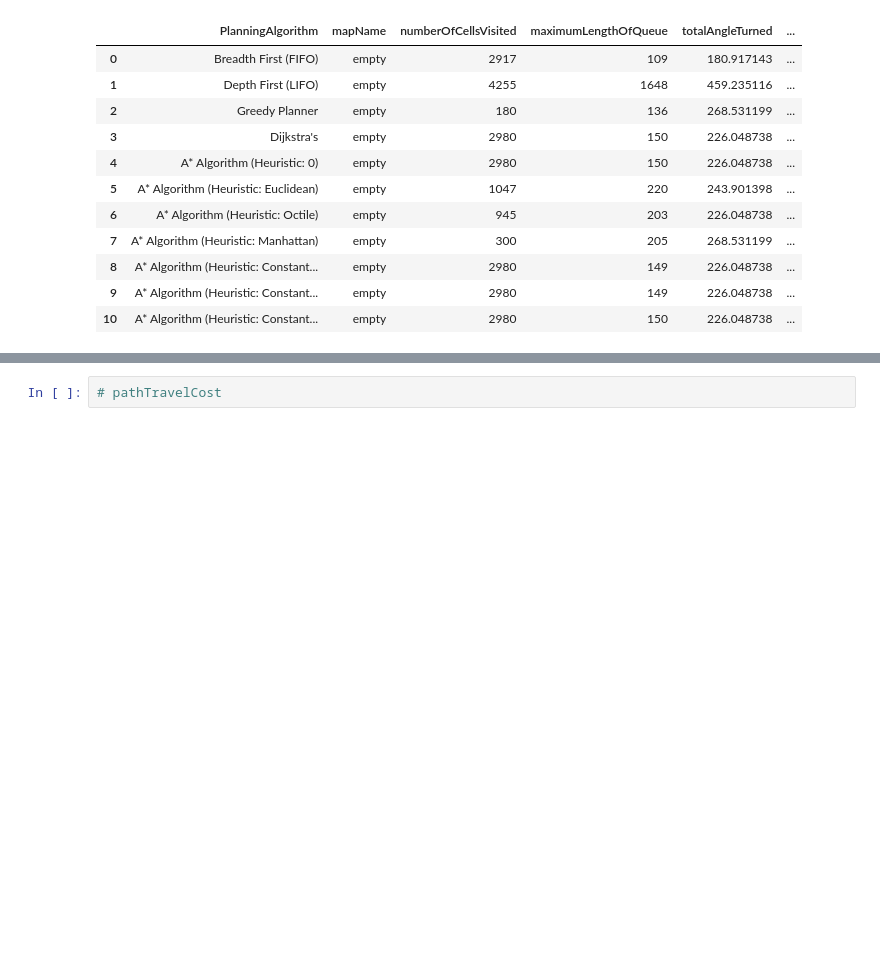
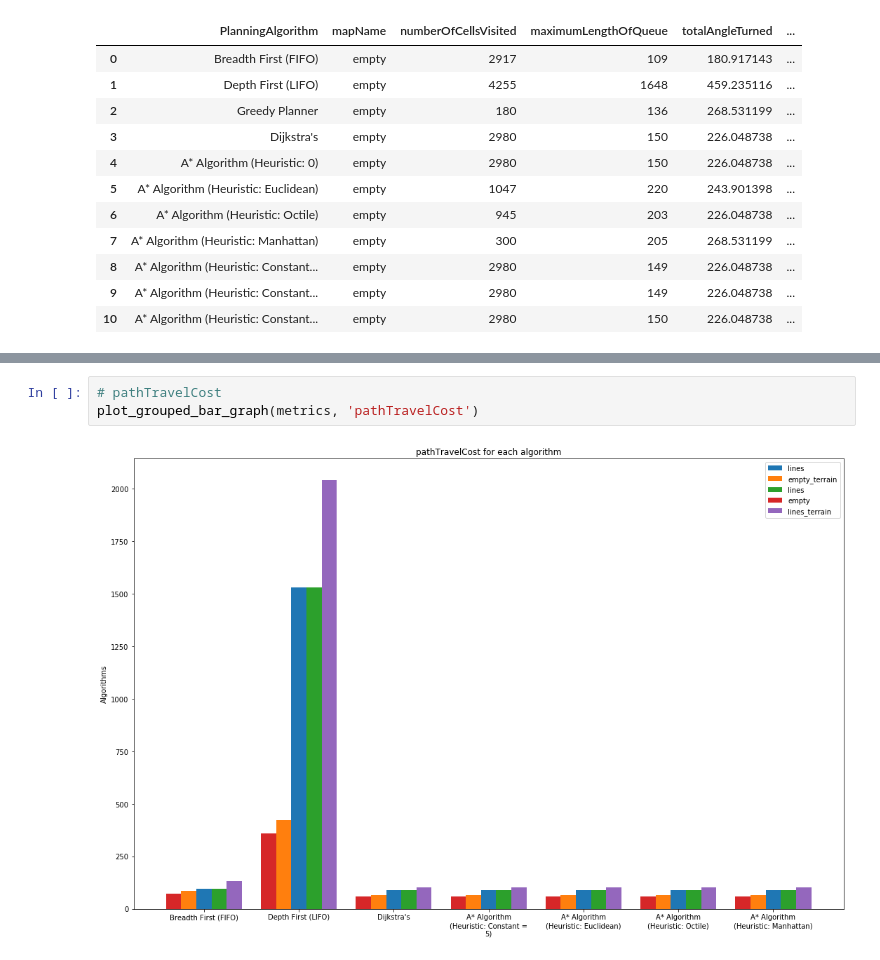
Before and after one commit to tharmee99/COMP0037_CW1_Path-Planning-in-a-known-world, a Jupyter notebook: comp0037_cw1/exports/visualise_performance_metrics.ipynb, the cells around one changed output, grey strips where cells are left out. Saved outputs shown, nothing was run; the diff lists cells and outputs as text; blank space fills up the shorter version.

```diff
--- a/comp0037_cw1/exports/visualise_performance_metrics.ipynb
+++ b/comp0037_cw1/exports/visualise_performance_metrics.ipynb
@@ -102,4 +101,7 @@ ValueError: shape mismatch: objects cannot be broadcast to a single shape
 # %%
 # pathTravelCost
+plot_grouped_bar_graph(metrics, 'pathTravelCost')
+# %% [output]
+[figure, added]
 # %%
 # pathCardinality
```
Also changed, not shown: parts of 8 cells of this notebook.
